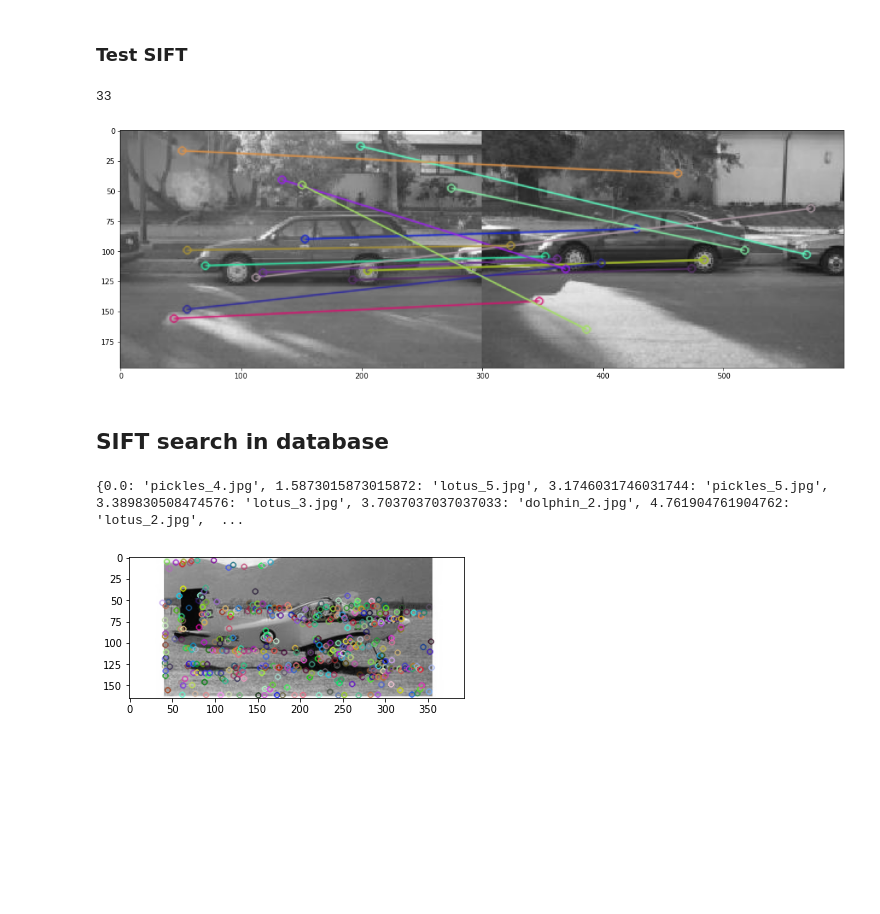
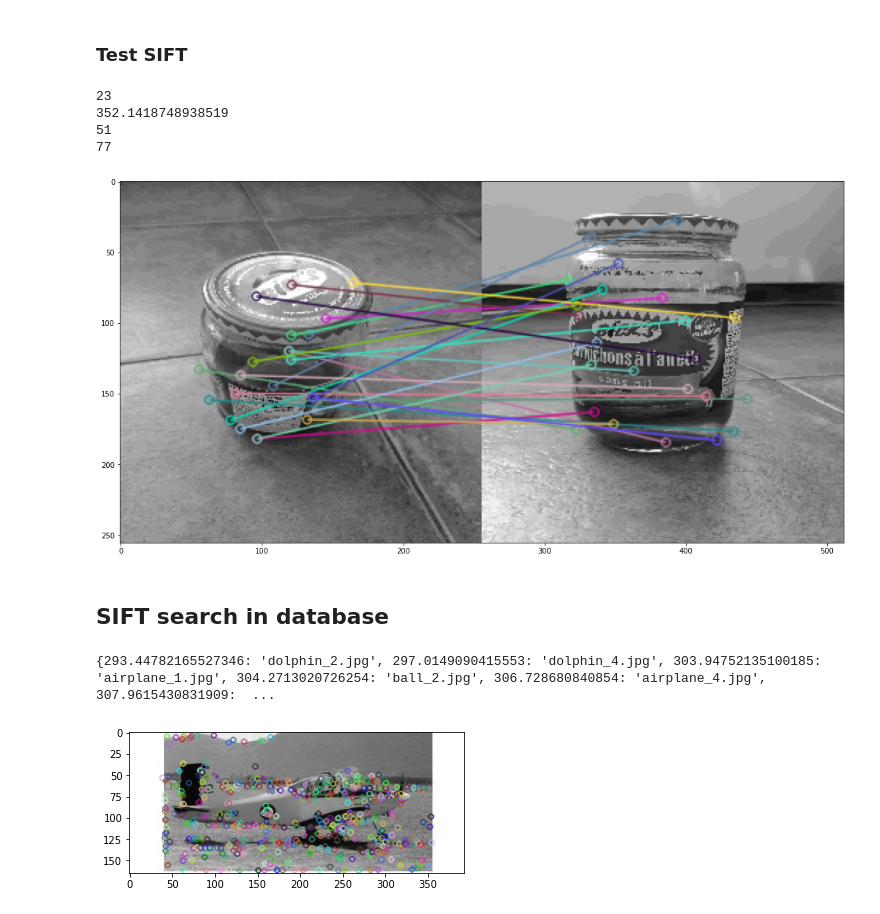
Before and after one commit to GuillaumeGirouard/INF6804, a Jupyter notebook: TP1_INF6804.ipynb, the cells around one changed output. Cells and saved outputs as stored; diff of their text form; code cells hidden in the pictures; blank space fills up the shorter version.

Commit message:
SIFT slightly better

```diff
--- a/TP1_INF6804.ipynb
+++ b/TP1_INF6804.ipynb
@@ -53,27 +53,43 @@ np.max(FG_img1)
 # %% [markdown]
 ### Test SIFT
 # %%
+# voir: https://github.com/gabilodeau/INF6804/blob/master/SIFTDescriptor.ipynb
 # voir: https://docs.opencv.org/4.x/dc/dc3/tutorial_py_matcher.html
+
 #reading image
-img1 = cv2.imread('car_query.jpg',cv2.IMREAD_GRAYSCALE)
-img2 = cv2.imread('database/car_2.jpg',cv2.IMREAD_GRAYSCALE)
+img1 = cv2.imread('pickles_querry.jpg',cv2.IMREAD_GRAYSCALE)
+img2 = cv2.imread('database/pickles_4.jpg',cv2.IMREAD_GRAYSCALE)
+img1 =cv2.resize(img1,(256,256))
+img2 =cv2.resize(img2,(256,256))
+
 #keypoints
-sift = cv2.SIFT_create(nOctaveLayers = 2, contrastThreshold=0.02,edgeThreshold =5,sigma=4)
+sift = cv2.SIFT_create(nOctaveLayers = 3, contrastThreshold=0.05,edgeThreshold =15,sigma=4)
 keypoints_1, descriptors_1 = sift.detectAndCompute(img1,None)
 keypoints_2, descriptors_2 = sift.detectAndCompute(img2,None)
+
 
 #find matches with brute force matching:
 bf = cv2.BFMatcher_create(cv2.NORM_L2,crossCheck=True) #NORM_L2 prend la distance euclidienne
 matches = bf.match(descriptors_1,descriptors_2)
 matches = sorted(matches, key = lambda x:x.distance)
 print(len(matches))
+dist=0
+for match in matches:
+    dist += match.distance
+print(dist/len(matches))
+print(len(keypoints_1))
+print(len(keypoints_2))
+
 plt.figure(figsize = (18,10))
-imageout3 = cv2.drawMatches(img1,keypoints_1,img2,keypoints_2,matches[0:15], None, flags = 2)
+imageout3 = cv2.drawMatches(img1,keypoints_1,img2,keypoints_2,matches[0:30], None, flags = 2)
 plt.imshow(imageout3)
 plt.show()
 # %% [output]
-33
+23
+352.1418748938519
+51
+77
-[figure, old version]
+[figure, new version]
 # %% [markdown]
 ## SIFT search in database
 # %%
@@ -109,9 +138,9 @@ def search_database(query):
     sorted_dict = {i: result[i] for i in myKeys}
     print(sorted_dict)
 # %%
-search_database("lotus_query.jpg")
+search_database("airplane_query.jpg")
 # %% [output]
-{0.0: 'pickles_4.jpg', 1.5873015873015872: 'lotus_5.jpg', 3.1746031746031744: 'pickles_5.jpg', 3.389830508474576: 'lotus_3.jpg', 3.7037037037037033: 'dolphin_2.jpg', 4.761904761904762: 'lotus_2.jpg',  ...
+{293.44782165527346: 'dolphin_2.jpg', 297.0149090415553: 'dolphin_4.jpg', 303.94752135100185: 'airplane_1.jpg', 304.2713020726254: 'ball_2.jpg', 306.728680840854: 'airplane_4.jpg', 307.9615430831909:  ...
 # %%
 #reading image
 img2 = cv2.imread('./database/airplane_1.jpg')
```
Also changed, not shown: parts of 3 cells of this notebook.
